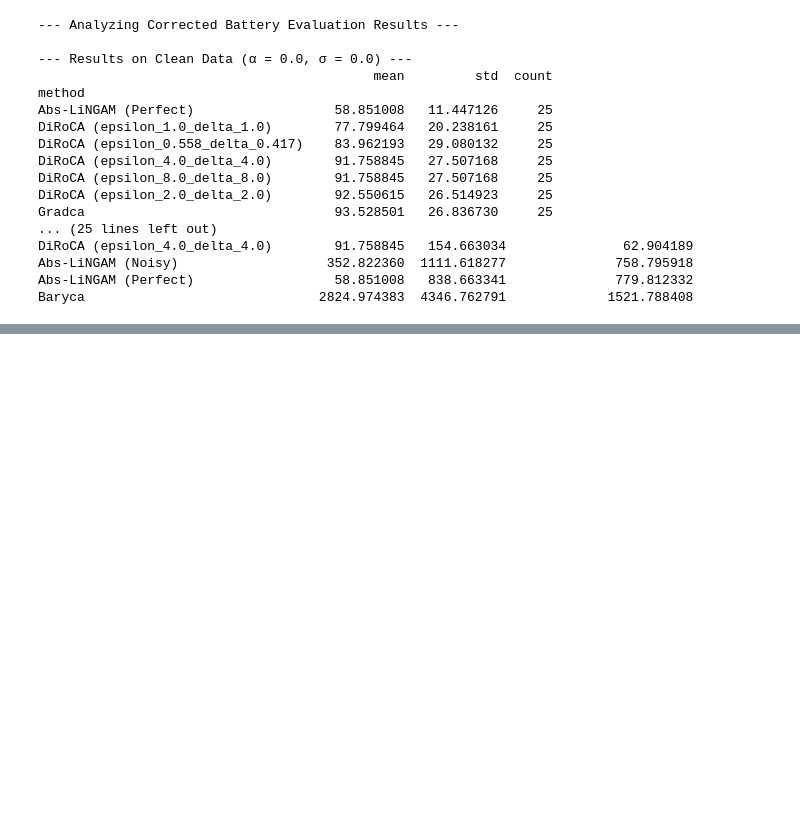
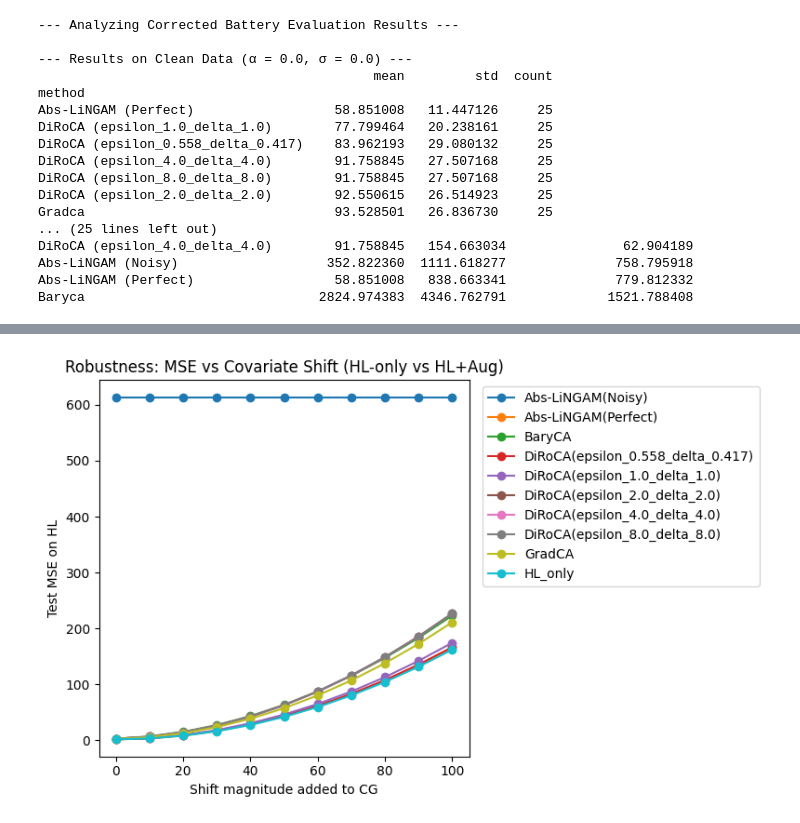
Before and after one commit to yfelekis/GenDiroca, a Jupyter notebook: battery_evaluation.ipynb, the cells around one changed output, grey strips where cells are left out. Drawn from its saved outputs; the diff is of its cells as text; code cells hidden in the pictures; blank space fills up the shorter version.

```diff
--- a/battery_evaluation.ipynb
+++ b/battery_evaluation.ipynb
@@ -691,0 +1092,20 @@ Baryca                              2824.974383  4346.762791             1521.78
+# %%
+# Rebuild the dictionary of HL+Aug models from Cell 4 if missing
+try:
+    aug_models
+    print("✅ aug_models already exists")
+except NameError:
+    print("⚠️ aug_models not found — rebuilding now")
+
+    from sklearn.linear_model import LinearRegression
+    from sklearn.metrics import mean_squared_error
+
+    aug_models = {}
+    for method_name, (X_aug, y_aug) in AUG_data.items():
+        model = LinearRegression()
+        model.fit(X_aug, y_aug)
+        aug_models[method_name] = model
+
+    print(f"✅ Rebuilt {len(aug_models)} HL+Aug models")
+    for name in aug_models:
+        print(f"  - {name}")
@@ -691,0 +1124,76 @@ Baryca                              2824.974383  4346.762791             1521.78
+# %%
+# === Cell 6: Evaluate HL+Aug models under the same covariate shifts and compare ===
+import numpy as np
+import pandas as pd
+from sklearn.metrics import mean_squared_error
+import matplotlib.pyplot as plt
+
+# Safety: reuse the same SHIFT_STRENGTHS from Cell 5 (or define if not present)
+if "SHIFT_STRENGTHS" not in globals():
+    SHIFT_STRENGTHS = np.linspace(0, 100, 11)
+
+def make_shifted_HL_data(X_HL, y_HL, shift_strengths, feature_idx=0):
+    """Create shifted copies of X_HL by adding an additive bias to CG (feature_idx)."""
+    shifted = {}
+    for s in shift_strengths:
+        Xs = X_HL.copy()
+        Xs[:, feature_idx] = Xs[:, feature_idx] + s
+        shifted[s] = (Xs, y_HL)
+    return shifted
+
+# Build shifted datasets from clean HL data
+X_HL_clean, y_HL_clean = HL_data[_any_method]   # any method has identical HL clean
+shifted_HL_sets = make_shifted_HL_data(X_HL_clean, y_HL_clean, SHIFT_STRENGTHS)
+
+# Evaluate: HL-only (for reference, recompute here) + each Aug model under shift
+records = []
+
+# 1) HL-only baseline curve (for direct comparison)
+y_pred_clean = hl_only_model.predict(X_HL_clean)
+mse0 = mean_squared_error(y_HL_clean, y_pred_clean)
+records.append({"shift": 0.0, "method": "HL_only", "mse": mse0})
+
+for s, (X_shifted, y_shifted) in shifted_HL_sets.items():
+    y_pred_s = hl_only_model.predict(X_shifted)
+    mse_s = mean_squared_error(y_shifted, y_pred_s)
+    records.append({"shift": float(s), "method": "HL_only", "mse": float(mse_s)})
+
+# 2) HL+Aug models (one curve per method)
+for method_name, model in aug_models.items():
+    # Evaluate at shift=0 (clean) for reference
+    y_pred0 = model.predict(X_HL_clean)
+    mse0 = mean_squared_error(y_HL_clean, y_pred0)
+    records.append({"shift": 0.0, "method": method_name, "mse": float(mse0)})
+
+    # Evaluate across shift strengths
+    for s, (X_shifted, y_shifted) in shifted_HL_sets.items():
+        y_pred_s = model.predict(X_shifted)
+        mse_s = mean_squared_error(y_shifted, y_pred_s)
+        records.append({"shift": float(s), "method": method_name, "mse": float(mse_s)})
+
+# Assemble results
+shift_compare_df = pd.DataFrame(records).drop_duplicates(subset=["shift", "method"])
+shift_compare_df = shift_compare_df.sort_values(["method", "shift"]).reset_index(drop=True)
+
+print("--- MSE vs shift (lower is better) ---")
+display(shift_compare_df.head(20))
+
+# Optional: wide table + 'gain' vs HL_only at each shift
+wide = shift_compare_df.pivot(index="shift", columns="method", values="mse").sort_index()
+if "HL_only" in wide.columns:
+    gain_vs_baseline = wide.apply(lambda col: wide["HL_only"] - col, axis=0)
+    gain_vs_baseline = gain_vs_baseline.drop(columns=["HL_only"], errors="ignore")
+    print("\n--- Gain vs HL_only (positive = better than HL_only) ---")
+    display(gain_vs_baseline.round(4))
+
+# Optional: plot curves
+plt.figure(figsize=(8, 5))
+for method in wide.columns:
+    plt.plot(wide.index, wide[method], marker='o', label=method)
+plt.xlabel("Shift magnitude added to CG")
+plt.ylabel("Test MSE on HL")
+plt.title("Robustness: MSE vs Covariate Shift (HL-only vs HL+Aug)")
+plt.legend(bbox_to_anchor=(1.02, 1), loc="upper left")
+plt.tight_layout()
+plt.show()
+# %% [output]
@@ -691,0 +1232 @@ Baryca                              2824.974383  4346.762791             1521.78
+[figure, added]
```
Also changed, not shown: parts of 10 cells of this notebook, 4 other files.
